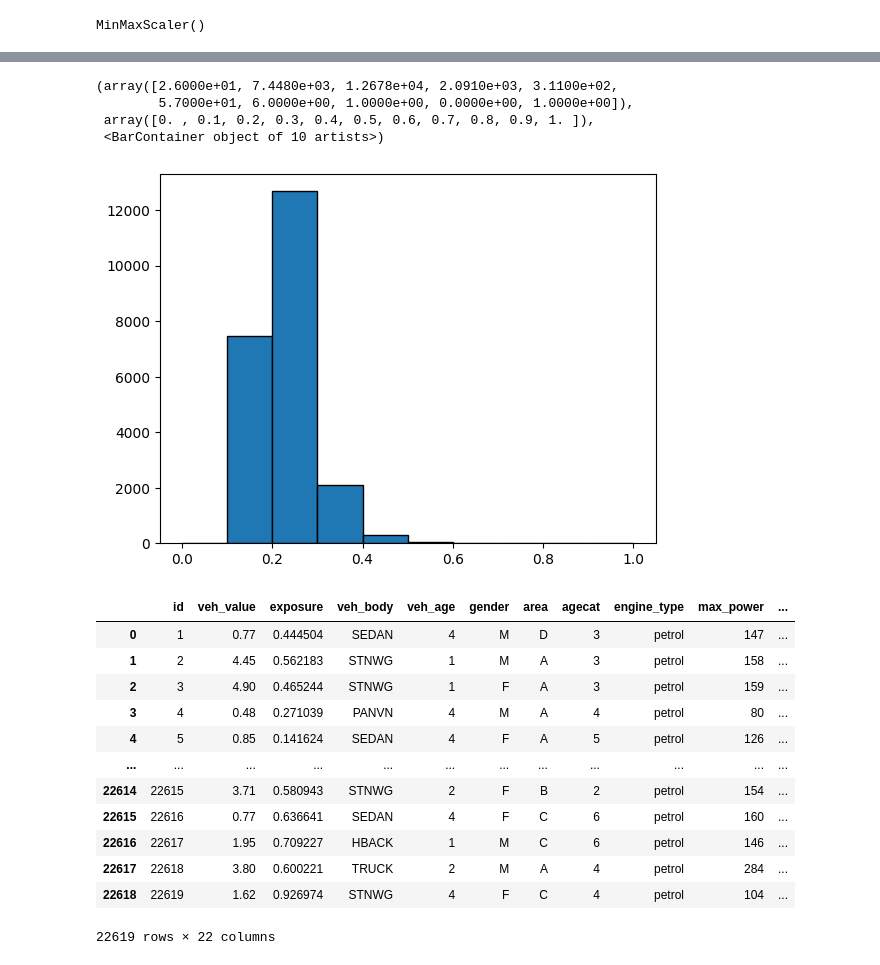
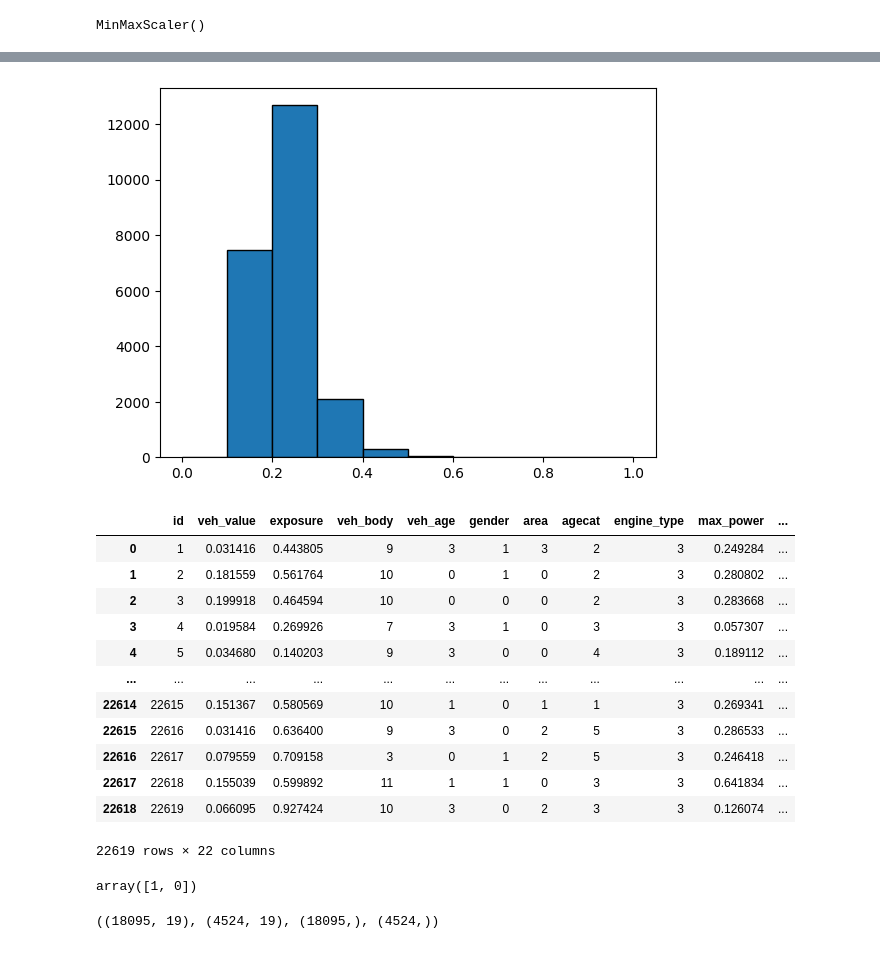
Before and after one commit to ftasnimahmed/2023-Travelers-Analytics-Case-Competition, a Jupyter notebook: Comp_project.ipynb, the cells around one changed output, grey strips where cells are left out. Cells and saved outputs as stored; diff of their text form; code cells hidden in the pictures.

```diff
--- a/Comp_project.ipynb
+++ b/Comp_project.ipynb
@@ -136,2 +152,10 @@ trans = pd.DataFrame(trans_dhs, columns=['veh_value', 'exposure', 'driving_histo
+# %%
+df_train.exposure = trans.exposure
+# %%
+df_train.driving_history_score = trans.driving_history_score
+# %%
+df_train.max_power = trans.max_power
+# %%
+df_train.credit_score = trans.credit_score
 # %%
 plt.hist(df_cont.driving_history_score, edgecolor='k')
@@ -143,9 +164,6 @@ plt.hist(df_cont.driving_history_score, edgecolor='k')
 [figure]
 # %%
-plt.hist(trans.credit_score, edgecolor='k')
+plt.hist(df_train.credit_score, edgecolor='k')
+plt.show()
 # %% [output]
-(array([2.6000e+01, 7.4480e+03, 1.2678e+04, 2.0910e+03, 3.1100e+02,
-        5.7000e+01, 6.0000e+00, 1.0000e+00, 0.0000e+00, 1.0000e+00]),
- array([0. , 0.1, 0.2, 0.3, 0.4, 0.5, 0.6, 0.7, 0.8, 0.9, 1. ]),
- <BarContainer object of 10 artists>)
 [figure]
@@ -154,16 +170,21 @@ plt.hist(df_cont.exposure, edgecolor='k')
 # %%
+pd.set_option('display.max_columns', None)
 df_train
 # %% [output]
 |  | id | veh_value | exposure | veh_body | veh_age | gender | area | agecat | engine_type | max_power | ... |
-| 0 | 1 | 0.77 | 0.444504 | SEDAN | 4 | M | D | 3 | petrol | 147 | ... |
-| 1 | 2 | 4.45 | 0.562183 | STNWG | 1 | M | A | 3 | petrol | 158 | ... |
-| 2 | 3 | 4.90 | 0.465244 | STNWG | 1 | F | A | 3 | petrol | 159 | ... |
-| 3 | 4 | 0.48 | 0.271039 | PANVN | 4 | M | A | 4 | petrol | 80 | ... |
-| 4 | 5 | 0.85 | 0.141624 | SEDAN | 4 | F | A | 5 | petrol | 126 | ... |
+| 0 | 1 | 0.031416 | 0.443805 | 9 | 3 | 1 | 3 | 2 | 3 | 0.249284 | ... |
+| 1 | 2 | 0.181559 | 0.561764 | 10 | 0 | 1 | 0 | 2 | 3 | 0.280802 | ... |
+| 2 | 3 | 0.199918 | 0.464594 | 10 | 0 | 0 | 0 | 2 | 3 | 0.283668 | ... |
+| 3 | 4 | 0.019584 | 0.269926 | 7 | 3 | 1 | 0 | 3 | 3 | 0.057307 | ... |
+| 4 | 5 | 0.034680 | 0.140203 | 9 | 3 | 0 | 0 | 4 | 3 | 0.189112 | ... |
 | ... | ... | ... | ... | ... | ... | ... | ... | ... | ... | ... | ... |
-| 22614 | 22615 | 3.71 | 0.580943 | STNWG | 2 | F | B | 2 | petrol | 154 | ... |
-| 22615 | 22616 | 0.77 | 0.636641 | SEDAN | 4 | F | C | 6 | petrol | 160 | ... |
-| 22616 | 22617 | 1.95 | 0.709227 | HBACK | 1 | M | C | 6 | petrol | 146 | ... |
-| 22617 | 22618 | 3.80 | 0.600221 | TRUCK | 2 | M | A | 4 | petrol | 284 | ... |
-| 22618 | 22619 | 1.62 | 0.926974 | STNWG | 4 | F | C | 4 | petrol | 104 | ... |
+| 22614 | 22615 | 0.151367 | 0.580569 | 10 | 1 | 0 | 1 | 1 | 3 | 0.269341 | ... |
+| 22615 | 22616 | 0.031416 | 0.636400 | 9 | 3 | 0 | 2 | 5 | 3 | 0.286533 | ... |
+| 22616 | 22617 | 0.079559 | 0.709158 | 3 | 0 | 1 | 2 | 5 | 3 | 0.246418 | ... |
+| 22617 | 22618 | 0.155039 | 0.599892 | 11 | 1 | 1 | 0 | 3 | 3 | 0.641834 | ... |
+| 22618 | 22619 | 0.066095 | 0.927424 | 10 | 3 | 0 | 2 | 3 | 3 | 0.126074 | ... |
 22619 rows × 22 columns
+# %%
+df_train.high_education_ind.unique()
+# %% [output]
+array([1, 0])
@@ -169,0 +198,4 @@ df_train
+# %%
+X_train.shape, X_val.shape, Y_train.shape, Y_val.shape
+# %% [output]
+((18095, 19), (4524, 19), (18095,), (4524,))
```
Also changed, not shown: parts of 57 cells of this notebook.
